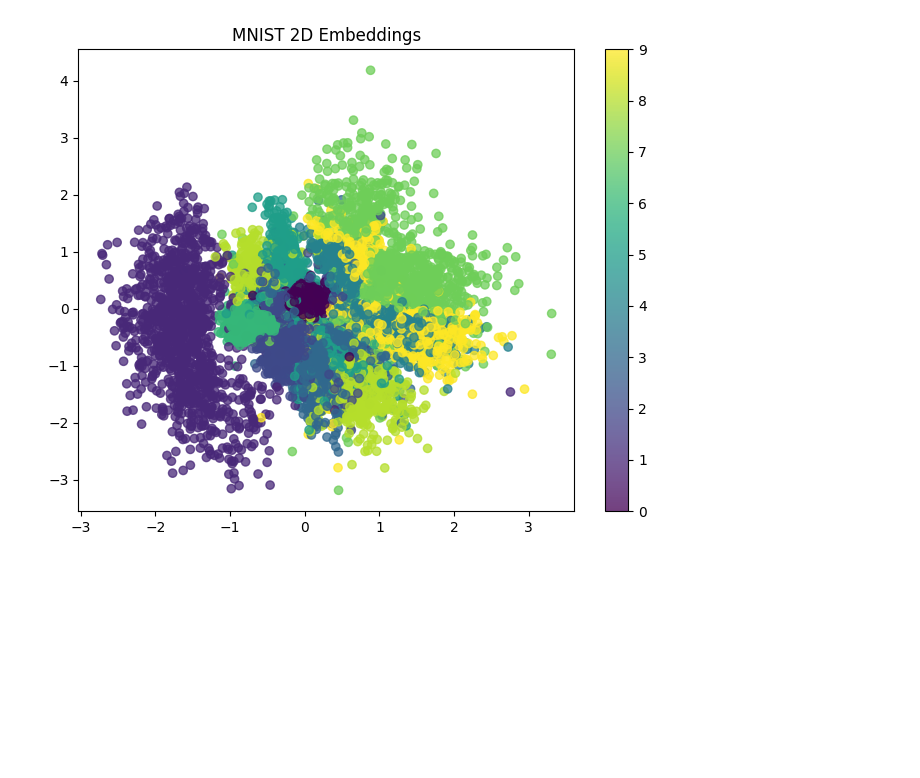
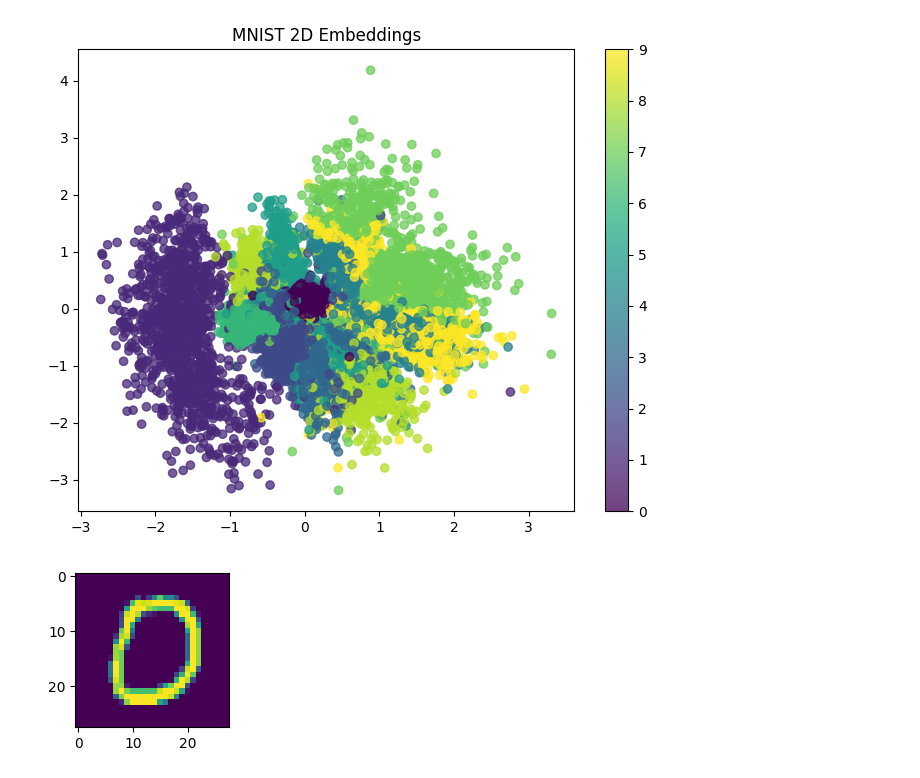
Before and after one commit to rajdeepd/bpb-vector-databases, a Jupyter notebook: chapter2/mnist_encoder_decoder_v2.ipynb, the cells around one changed output. Cells and saved outputs as stored; diff of their text form; code cells hidden in the pictures; blank space fills up the shorter version.

```diff
--- a/chapter2/mnist_encoder_decoder_v2.ipynb
+++ b/chapter2/mnist_encoder_decoder_v2.ipynb
@@ -178,3 +178,8 @@ plt.colorbar()
 plt.show()
 # %% [output]
 [figure]
+# %%
+plt.figure(figsize = (2,2))
+plt.imshow(x_te_flat[10].reshape(28,28));
+# %% [output]
+[figure, added]
```
Also changed, not shown: parts of 3 cells of this notebook.
